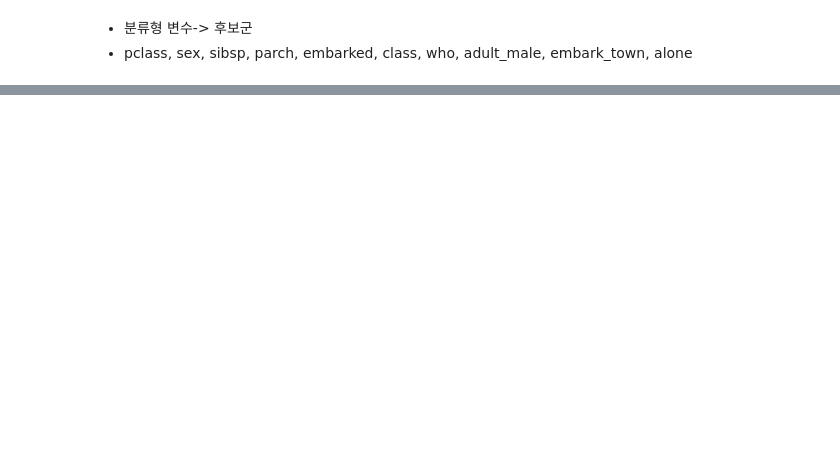
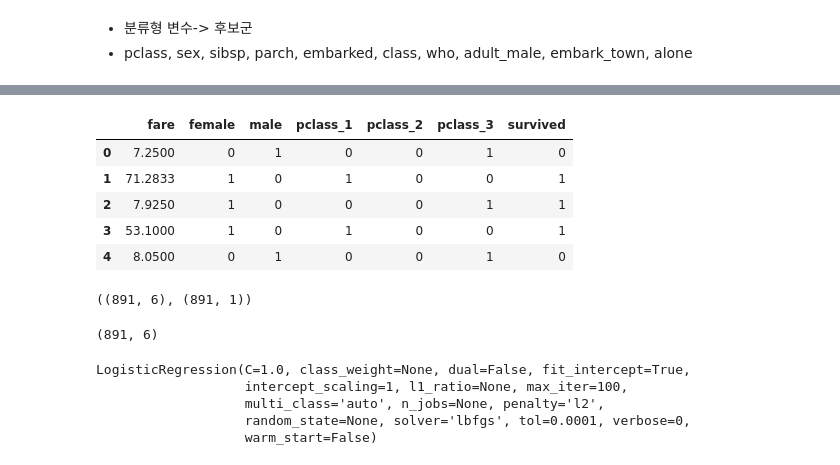
Before and after one commit to mmeooo/learn_machinelearning, a Jupyter notebook: titanic_onehot_logisticregression.ipynb, the cells around one changed output, grey strips where cells are left out. Drawn from its saved outputs; the diff is of its cells as text; code cells hidden in the pictures; blank space fills up the shorter version.

```diff
--- a/titanic_onehot_logisticregression.ipynb
+++ b/titanic_onehot_logisticregression.ipynb
@@ -82,0 +79,4 @@ KeyError: ignored
+# %%
+dfx = pd.get_dummies(df['pclass'], prefix='pclass')
+df = pd.concat([df, dfx], axis=1)
+df.head(4)
@@ -83,12 +89,25 @@ KeyError: ignored
+# %%
+df[['fare', 'female', 'male', 'pclass_1', 'pclass_2', 'pclass_3', 'survived']].head(5)
+# %% [output]
+|  | fare | female | male | pclass_1 | pclass_2 | pclass_3 | survived |
+| 0 | 7.2500 | 0 | 1 | 0 | 0 | 1 | 0 |
+| 1 | 71.2833 | 1 | 0 | 1 | 0 | 0 | 1 |
+| 2 | 7.9250 | 1 | 0 | 0 | 0 | 1 | 1 |
+| 3 | 53.1000 | 1 | 0 | 1 | 0 | 0 | 1 |
+| 4 | 8.0500 | 0 | 1 | 0 | 0 | 1 | 0 |
 # %%
-X= df[['fare', 'female', 'male', 'pclass_1', 'pclass_2', 'pclass_3']]
-Y= df[['survived']]
+X = df[['fare', 'female', 'male', 'pclass_1', 'pclass_2', 'pclass_3']]
+Y = df[['survived']]
 X.shape, Y.shape
+# %% [output]
+((891, 6), (891, 1))
 # %%
-from sklearn.processing import StandardScaler
+from sklearn.preprocessing import StandardScaler
 scaler= StandardScaler()
 scaler.fit(X)
 X= scaler.transform(X)
 X.shape
+# %% [output]
+(891, 6)
 # %%
 from sklearn.model_selection import train_test_split
@@ -96,6 +115,12 @@ x_train, x_test, y_traint, y_test= train_test_split(X, Y)
 # %%
 from sklearn.linear_model import LogisticRegression
 logR= LogisticRegression()
-logR= fit(x_train, y_train)
+logR.fit(x_train, y_train)
+# %% [output]
+LogisticRegression(C=1.0, class_weight=None, dual=False, fit_intercept=True,
+                   intercept_scaling=1, l1_ratio=None, max_iter=100,
+                   multi_class='auto', n_jobs=None, penalty='l2',
+                   random_state=None, solver='lbfgs', tol=0.0001, verbose=0,
+                   warm_start=False)
 # %%
 logR.score(x_train, y_train)
```
Also changed, not shown: parts of 11 cells of this notebook.
